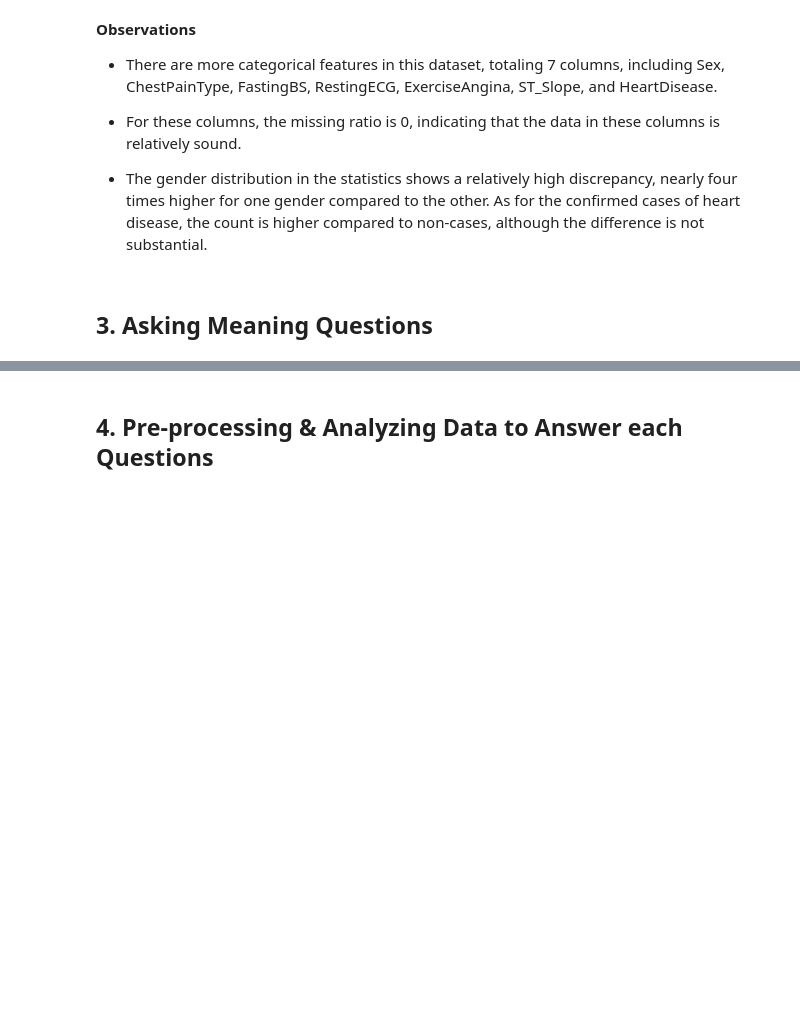
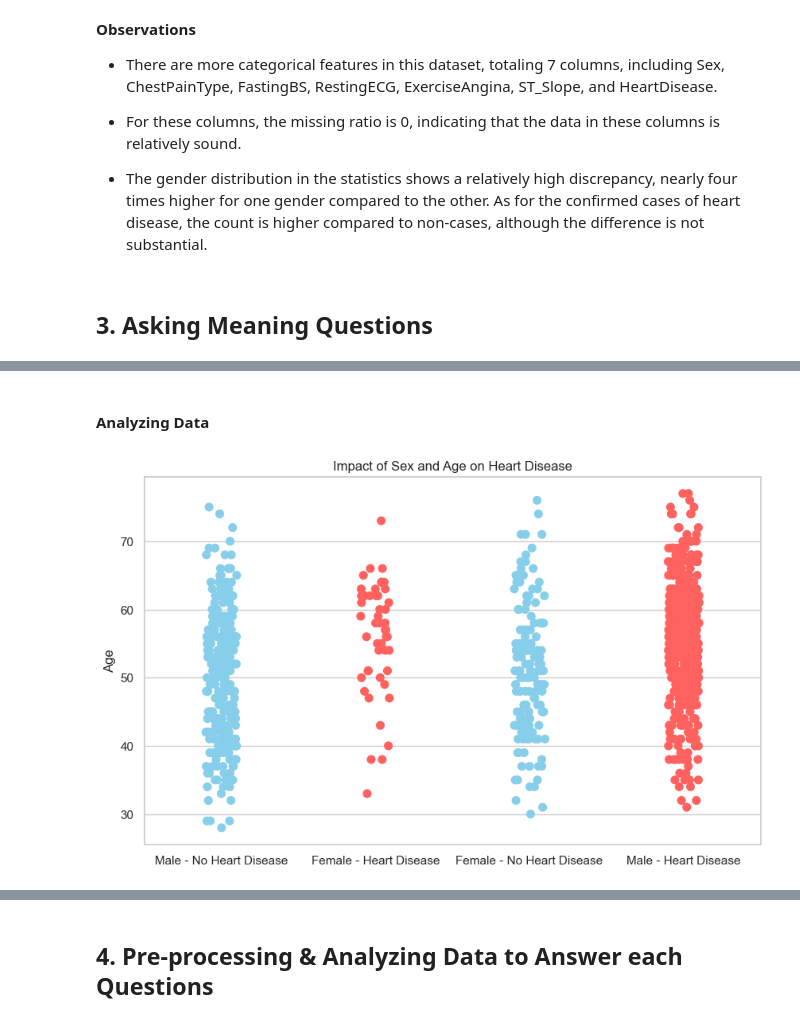
Before and after one commit to Deadinside-at-HCMUS/CSC17104-project, a Jupyter notebook: Notebook.ipynb, the cells around one changed output, grey strips where cells are left out. Saved outputs shown, nothing was run; the diff lists cells and outputs as text; code cells hidden in the pictures; blank space fills up the shorter version.

```diff
--- a/Notebook.ipynb
+++ b/Notebook.ipynb
@@ -378,0 +441,31 @@ plt.show()
+# %% [markdown]
+#### **Analyzing Data**
+# %%
+BLUE = 'skyblue'
+RED = '#ff625e'
+# %%
+# Create a new column combining 'Sex' and 'HeartDisease'
+df['Sex_HeartDisease'] = df['Sex'] + '_' + df['HeartDisease'].astype(str)
+
+# Define lables
+labels = {'M_N': 'Male - No Heart Disease', 'M_Y': 'Male - Heart Disease',
+                 'F_N': 'Female - No Heart Disease', 'F_Y': 'Female - Heart Disease'}
+
+df['Sex_HeartDisease'] = df['Sex_HeartDisease'].replace(labels)
+
+# Define custom colors
+colors = {'Male - No Heart Disease': BLUE, 'Male - Heart Disease': RED, 'Female - No Heart Disease': BLUE, 'Female - Heart Disease': RED}
+
+# Create a strip plot with custom colors
+plt.figure(figsize=(10, 6))
+sns.stripplot(x='Sex_HeartDisease', y='Age', data=df, palette=colors, size=8, hue_order=labels.keys(), jitter=True)
+
+handles = [plt.Line2D([0], [0], marker='o', color='w', label=labels,
+                     markerfacecolor=colors[label], markersize=10) for label in colors]
+
+plt.title('Impact of Sex and Age on Heart Disease')
+plt.xlabel('')
+plt.ylabel('Age')
+plt.show()
+# %% [output]
+[figure, added]
```
Also changed, not shown: parts of 36 cells of this notebook.
